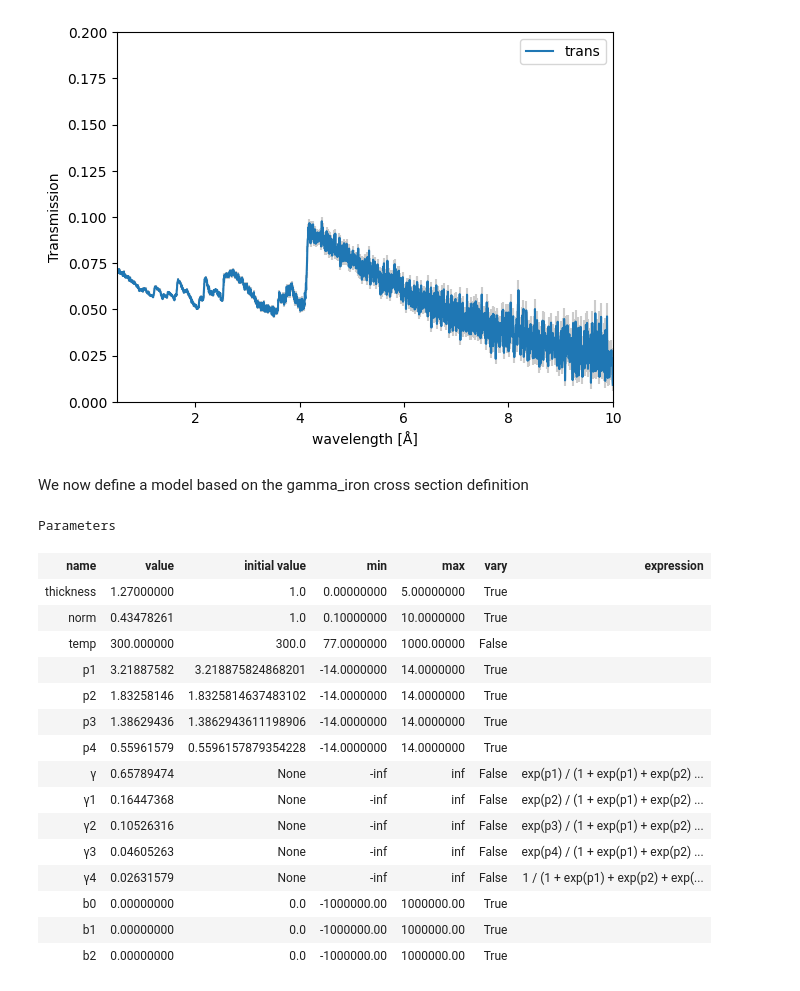
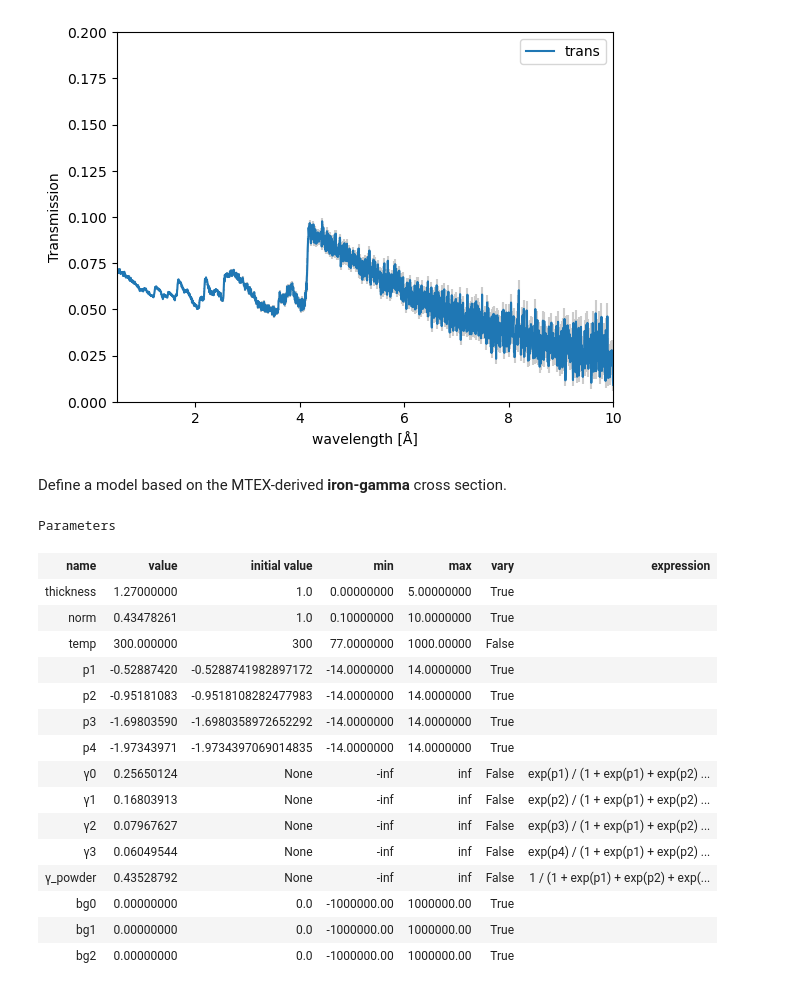
Before and after one commit to TsvikiHirsh/nbragg, a Jupyter notebook: notebooks/nbragg_tutorial.ipynb, the cells around one changed output. Saved outputs shown, nothing was run; the diff lists cells and outputs as text; code cells hidden in the pictures.

```diff
--- a/notebooks/nbragg_tutorial.ipynb
+++ b/notebooks/nbragg_tutorial.ipynb
@@ -301,0 +295,12 @@ xs.from_maud(maud_line=maud_strings[1],dirtol=5).materials
+# %%
+xs_alpha = nbragg.CrossSection.from_mtex(
+    "sf_alpha_ncrystal.csv",
+    nbragg.materials["Fe_sg229_Iron-alpha_LGS.ncmat"],
+    short_name="α",
+)
+
+xs_gamma = nbragg.CrossSection.from_mtex(
+    "sf_gamma_ncrystal.csv",
+    nbragg.materials["Fe_sg225_Iron-gamma_LGS.ncmat"],
+    short_name="γ",
+)
@@ -353,30 +348,30 @@ data.plot(ylim=(0,0.2))
 <Axes: xlabel='wavelength [Å]', ylabel='Transmission'>
 [figure]
 # %% [markdown]
-We now define a model based on the gamma_iron cross section definition
+Define a model based on the MTEX-derived **iron-gamma** cross section.
 # %%
-model = nbragg.TransmissionModel(gamma_iron,vary_background=True,vary_weights=True,)
+model = nbragg.TransmissionModel(xs_gamma, vary_background=True, vary_weights=True)
 # %%
-model.params["norm"].value = 1./2.3
+model.params["norm"].value = 1.0/2.3
 model.params["thickness"].value = 1.27
 model.params["thickness"].vary = True
-model.params
+model.params  # Review current parameters
 # %% [output]
 Parameters
 | name | value | initial value | min | max | vary | expression |
 | thickness | 1.27000000 | 1.0 | 0.00000000 | 5.00000000 | True |  |
 | norm | 0.43478261 | 1.0 | 0.10000000 | 10.0000000 | True |  |
-| temp | 300.000000 | 300.0 | 77.0000000 | 1000.00000 | False |  |
-| p1 | 3.21887582 | 3.218875824868201 | -14.0000000 | 14.0000000 | True |  |
-| p2 | 1.83258146 | 1.8325814637483102 | -14.0000000 | 14.0000000 | True |  |
-| p3 | 1.38629436 | 1.3862943611198906 | -14.0000000 | 14.0000000 | True |  |
-| p4 | 0.55961579 | 0.5596157879354228 | -14.0000000 | 14.0000000 | True |  |
-| γ | 0.65789474 | None | -inf | inf | False | exp(p1) / (1 + exp(p1) + exp(p2) ... |
-| γ1 | 0.16447368 | None | -inf | inf | False | exp(p2) / (1 + exp(p1) + exp(p2) ... |
-| γ2 | 0.10526316 | None | -inf | inf | False | exp(p3) / (1 + exp(p1) + exp(p2) ... |
-| γ3 | 0.04605263 | None | -inf | inf | False | exp(p4) / (1 + exp(p1) + exp(p2) ... |
-| γ4 | 0.02631579 | None | -inf | inf | False | 1 / (1 + exp(p1) + exp(p2) + exp(... |
-| b0 | 0.00000000 | 0.0 | -1000000.00 | 1000000.00 | True |  |
-| b1 | 0.00000000 | 0.0 | -1000000.00 | 1000000.00 | True |  |
-| b2 | 0.00000000 | 0.0 | -1000000.00 | 1000000.00 | True |  |
+| temp | 300.000000 | 300 | 77.0000000 | 1000.00000 | False |  |
+| p1 | -0.52887420 | -0.5288741982897172 | -14.0000000 | 14.0000000 | True |  |
+| p2 | -0.95181083 | -0.9518108282477983 | -14.0000000 | 14.0000000 | True |  |
+| p3 | -1.69803590 | -1.6980358972652292 | -14.0000000 | 14.0000000 | True |  |
+| p4 | -1.97343971 | -1.9734397069014835 | -14.0000000 | 14.0000000 | True |  |
+| γ0 | 0.25650124 | None | -inf | inf | False | exp(p1) / (1 + exp(p1) + exp(p2) ... |
+| γ1 | 0.16803913 | None | -inf | inf | False | exp(p2) / (1 + exp(p1) + exp(p2) ... |
+| γ2 | 0.07967627 | None | -inf | inf | False | exp(p3) / (1 + exp(p1) + exp(p2) ... |
+| γ3 | 0.06049544 | None | -inf | inf | False | exp(p4) / (1 + exp(p1) + exp(p2) ... |
+| γ_powder | 0.43528792 | None | -inf | inf | False | 1 / (1 + exp(p1) + exp(p2) + exp(... |
+| bg0 | 0.00000000 | 0.0 | -1000000.00 | 1000000.00 | True |  |
+| bg1 | 0.00000000 | 0.0 | -1000000.00 | 1000000.00 | True |  |
+| bg2 | 0.00000000 | 0.0 | -1000000.00 | 1000000.00 | True |  |
 # %%
```
Also changed, not shown: parts of 56 cells of this notebook.
